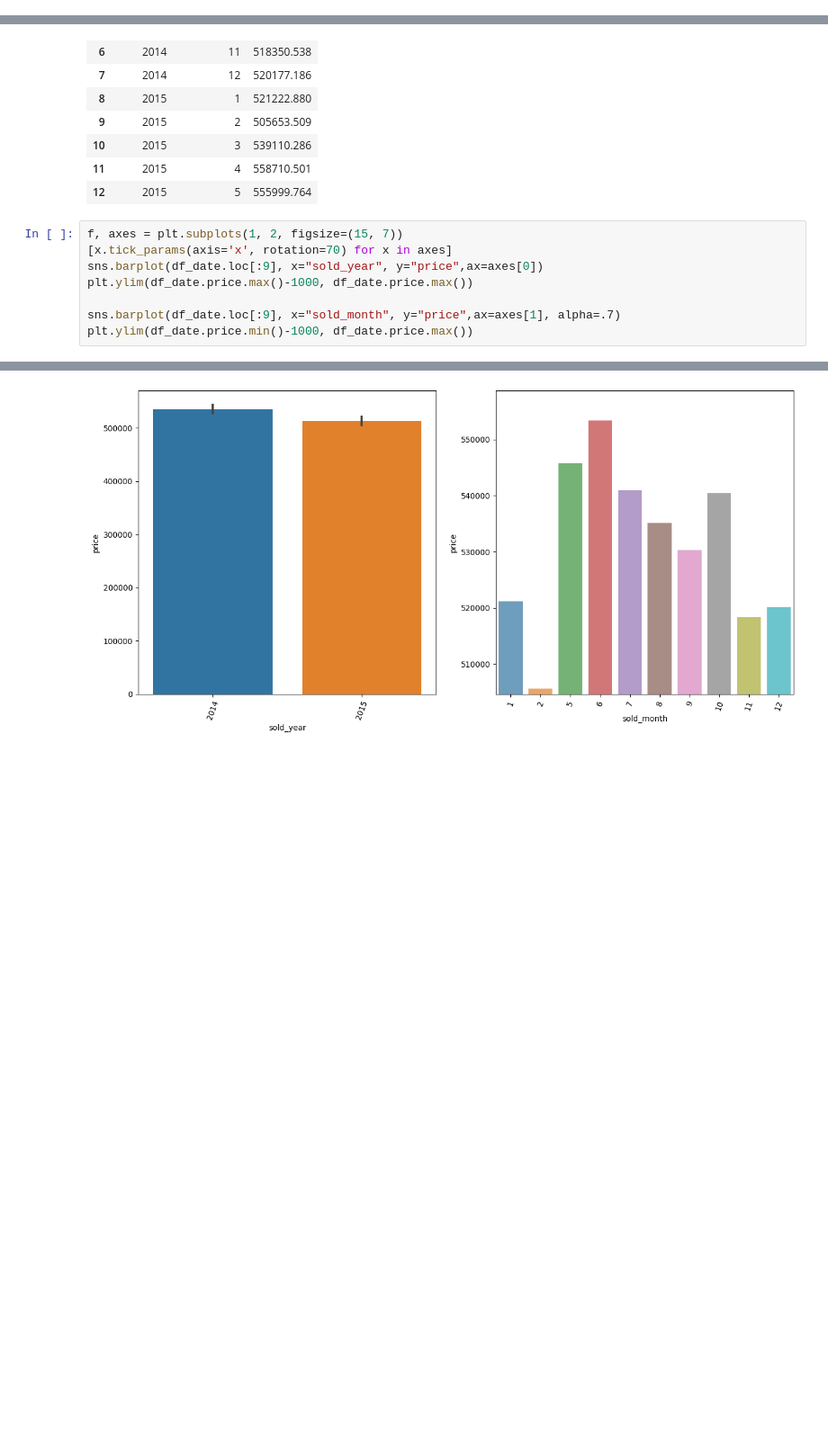
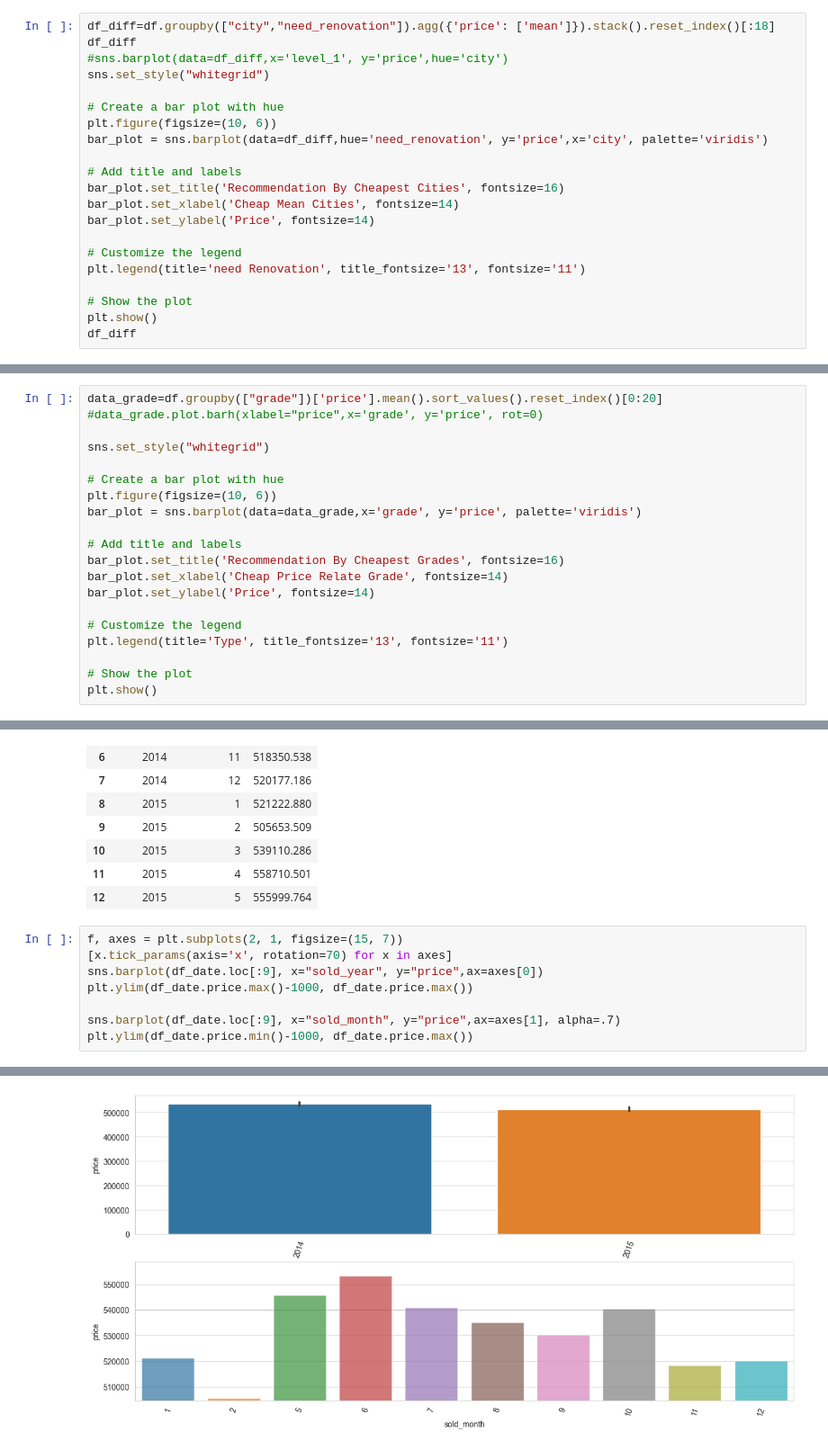
Before and after one commit to alijafarixcs/dsa-eda, a Jupyter notebook: EDA2.ipynb, the cells around one changed output, grey strips where cells are left out. Shown at 90% size. Saved outputs shown, nothing was run; the diff lists cells and outputs as text; blank space fills up the shorter version.

```diff
--- a/EDA2.ipynb
+++ b/EDA2.ipynb
@@ -130,0 +164,21 @@ sns.barplot(data=df_diff,x='level_1', y='price',hue='city')
+# %%
+df_diff=df.groupby(["city","need_renovation"]).agg({'price': ['mean']}).stack().reset_index()[:18]
+df_diff
+#sns.barplot(data=df_diff,x='level_1', y='price',hue='city')
+sns.set_style("whitegrid")
+
+# Create a bar plot with hue
+plt.figure(figsize=(10, 6))
+bar_plot = sns.barplot(data=df_diff,hue='need_renovation', y='price',x='city', palette='viridis')
+
+# Add title and labels
+bar_plot.set_title('Recommendation By Cheapest Cities', fontsize=16)
+bar_plot.set_xlabel('Cheap Mean Cities', fontsize=14)
+bar_plot.set_ylabel('Price', fontsize=14)
+
+# Customize the legend
+plt.legend(title='need Renovation', title_fontsize='13', fontsize='11')
+
+# Show the plot
+plt.show()
+df_diff
@@ -145,0 +214,20 @@ df.groupby(["grade"])["price"].mean().sort_values()[0:3].plot.barh(xlabel="price
+# %%
+data_grade=df.groupby(["grade"])['price'].mean().sort_values().reset_index()[0:20]
+#data_grade.plot.barh(xlabel="price",x='grade', y='price', rot=0)
+
+sns.set_style("whitegrid")
+
+# Create a bar plot with hue
+plt.figure(figsize=(10, 6))
+bar_plot = sns.barplot(data=data_grade,x='grade', y='price', palette='viridis')
+
+# Add title and labels
+bar_plot.set_title('Recommendation By Cheapest Grades', fontsize=16)
+bar_plot.set_xlabel('Cheap Price Relate Grade', fontsize=14)
+bar_plot.set_ylabel('Price', fontsize=14)
+
+# Customize the legend
+plt.legend(title='Type', title_fontsize='13', fontsize='11')
+
+# Show the plot
+plt.show()
@@ -213,16 +310,16 @@ df_date
 | 11 | 2015 | 4 | 558710.501 |
 | 12 | 2015 | 5 | 555999.764 |
 # %%
-f, axes = plt.subplots(1, 2, figsize=(15, 7))
+f, axes = plt.subplots(2, 1, figsize=(15, 7))
 [x.tick_params(axis='x', rotation=70) for x in axes]
 sns.barplot(df_date.loc[:9], x="sold_year", y="price",ax=axes[0])
 plt.ylim(df_date.price.max()-1000, df_date.price.max())
 
 sns.barplot(df_date.loc[:9], x="sold_month", y="price",ax=axes[1], alpha=.7)
 plt.ylim(df_date.price.min()-1000, df_date.price.max())
 # %% [output]
 (504653.5091463415, 558710.5012809564)
-[figure, old version]
+[figure, new version]
 # %%
 
 f, axes = plt.subplots(1, 2, figsize=(15, 7))
```
Also changed, not shown: parts of 13 cells of this notebook, 3 other files.
